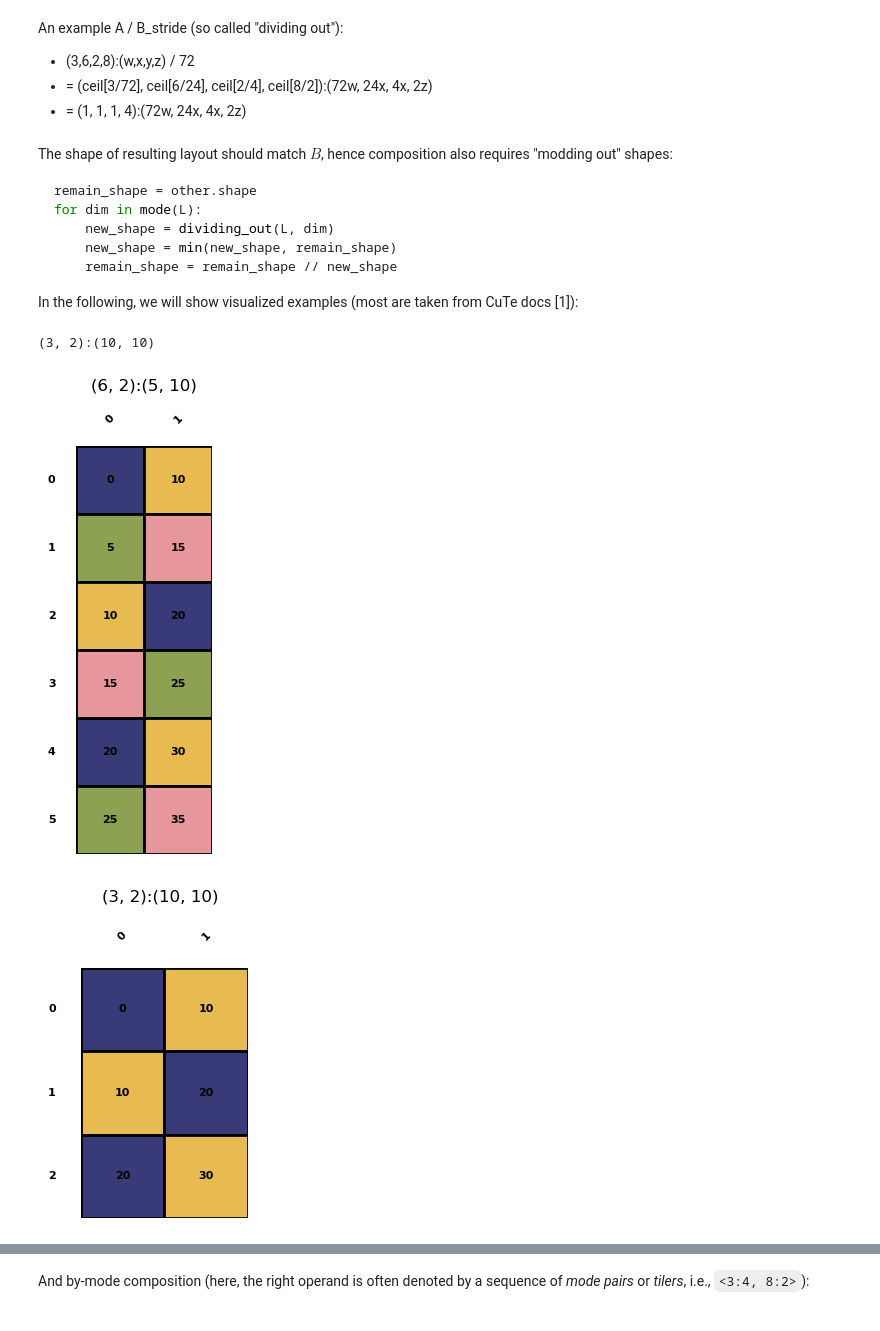
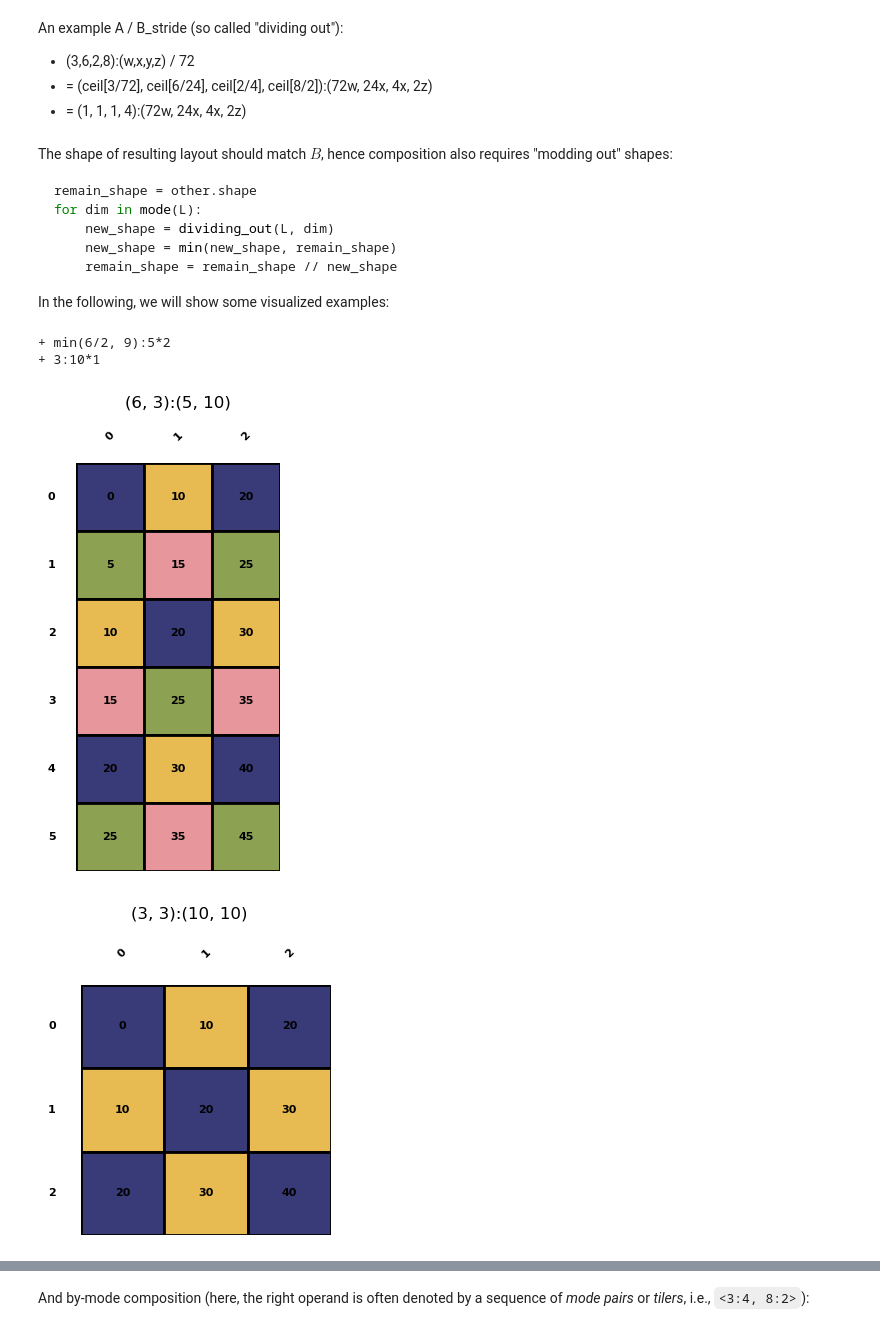
Before and after one commit to w32zhong/simp-intelligence, a Jupyter notebook: simp_intelligence/math/layout_basics.ipynb, the cells around one changed output, grey strips where cells are left out. Drawn from its saved outputs; the diff is of its cells as text; code cells hidden in the pictures.

Commit message:
update composite examples.

````diff
--- a/simp_intelligence/math/layout_basics.ipynb
+++ b/simp_intelligence/math/layout_basics.ipynb
@@ -90,11 +90,12 @@ for dim in mode(L):
     remain_shape = remain_shape // new_shape
 ```
 
-In the following, we will show visualized examples (most are taken from CuTe docs [1]):
+In the following, we will show some visualized examples:
 # %%
-Layout.from_string('(6,2):(5,10)').visualize().composite(Layout.from_string('6:2')).visualize()
+_ = Layout.from_string('(6,3):(5,10)').visualize().composite(Layout.from_string('9:2'), verbose=True).visualize()
 # %% [output]
-(3, 2):(10, 10)
++ min(6/2, 9):5*2
++ 3:10*1
-[figure, old version]
+[figure, new version]
-[figure, old version]
+[figure, new version]
 # %%
````
Also changed, not shown: parts of 5 cells of this notebook, 1 other file.
